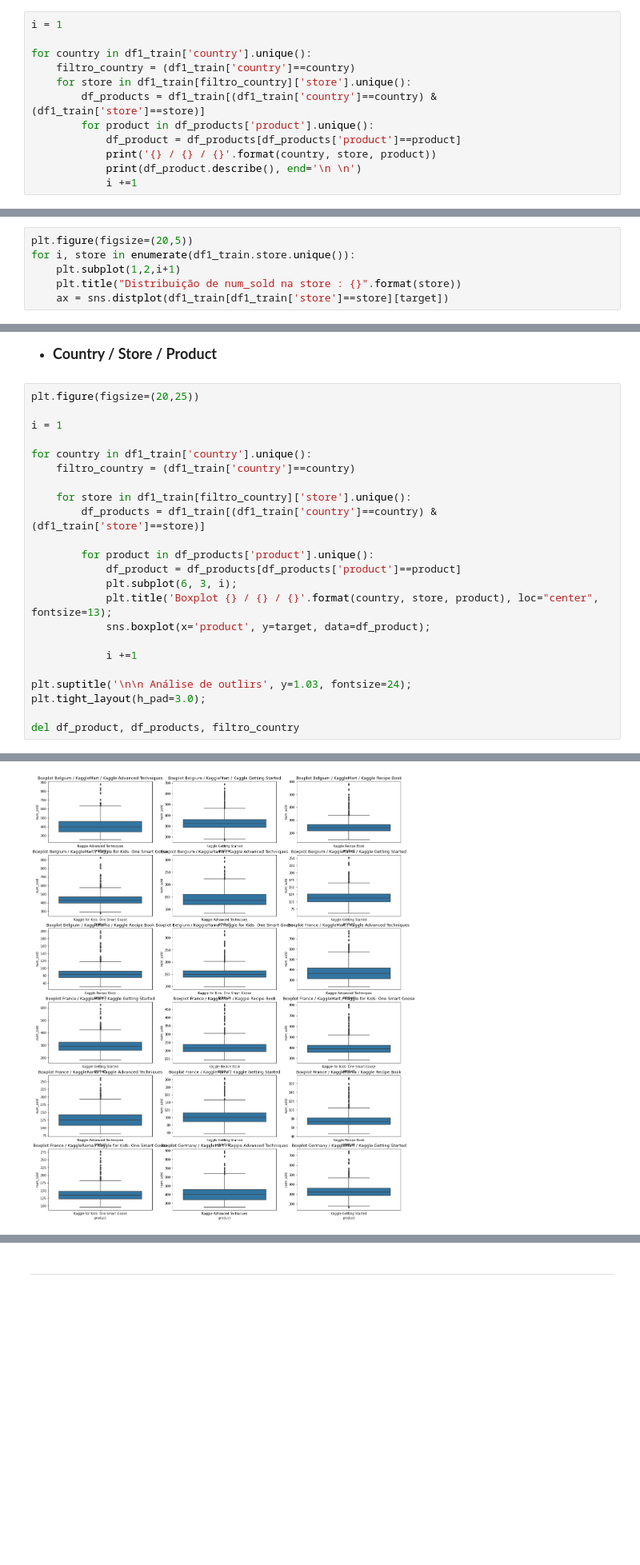
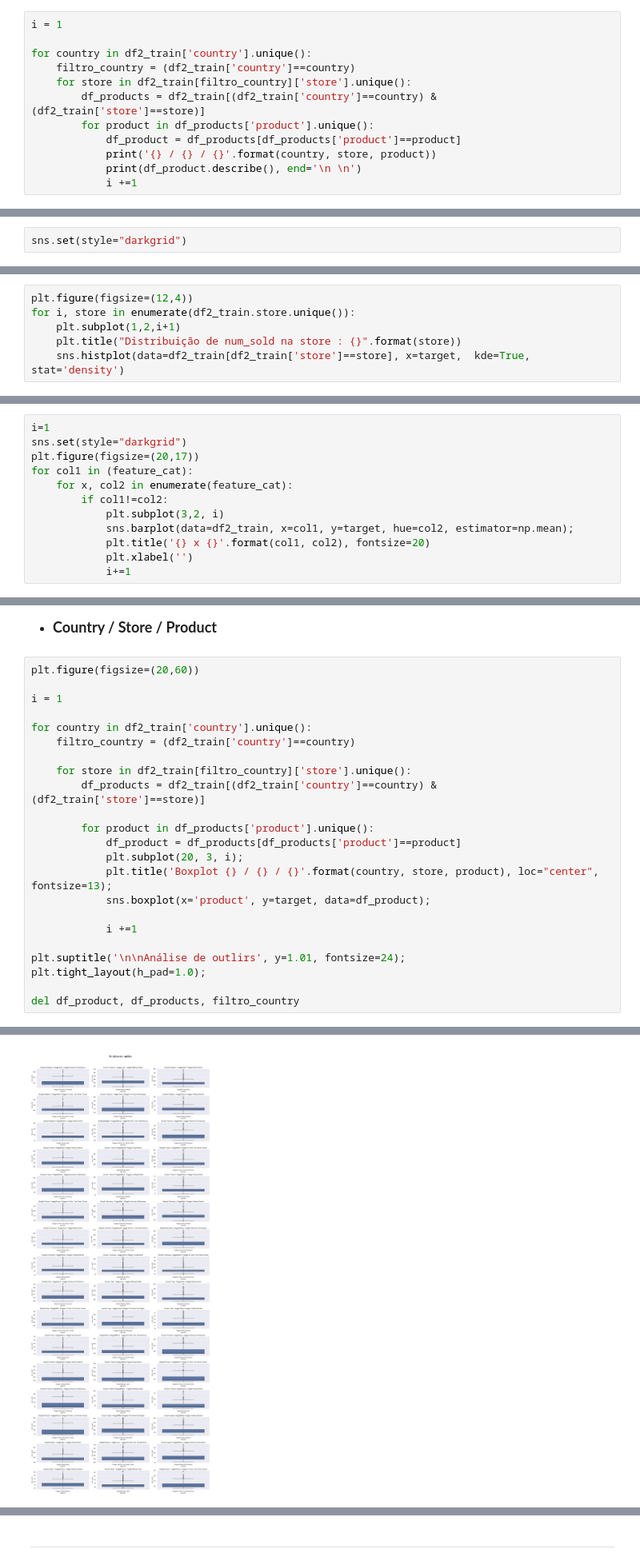
Before and after one commit to rogeriodelfim/Competicoes, a Jupyter notebook: Kaggle/Tabular Playground Series/2022/09 - Setembro/01 - EDA.ipynb, the cells around one changed output, grey strips where cells are left out. Shown at 80% size. Saved outputs shown, nothing was run; the diff lists cells and outputs as text; blank space fills up the shorter version.

Commit message:
Análise mais detalhada dos dados

```diff
--- a/Kaggle/Tabular Playground Series/2022/09 - Setembro/01 - EDA.ipynb
+++ b/Kaggle/Tabular Playground Series/2022/09 - Setembro/01 - EDA.ipynb
@@ -635,10 +1108,10 @@ Vamos fazer a estatística de cada cidade/loja/produto.
 # %%
 i = 1
 
-for country in df1_train['country'].unique():
-    filtro_country = (df1_train['country']==country)
-    for store in df1_train[filtro_country]['store'].unique():
-        df_products = df1_train[(df1_train['country']==country) & (df1_train['store']==store)]
+for country in df2_train['country'].unique():
+    filtro_country = (df2_train['country']==country)
+    for store in df2_train[filtro_country]['store'].unique():
+        df_products = df2_train[(df2_train['country']==country) & (df2_train['store']==store)]
         for product in df_products['product'].unique():
             df_product = df_products[df_products['product']==product]
             print('{} / {} / {}'.format(country, store, product))
@@ -730,0 +1171,2 @@ ax = sns.distplot(df1_train[target])
+# %%
+sns.set(style="darkgrid")
@@ -794,9 +1238,9 @@ Com 95% de confiança, os dados não são similares a uma distribuição normal
 # %% [markdown]
 - **<p style='font-size:18px'> Store</p>**
 # %%
-plt.figure(figsize=(20,5))
-for i, store in enumerate(df1_train.store.unique()):
+plt.figure(figsize=(12,4))
+for i, store in enumerate(df2_train.store.unique()):
     plt.subplot(1,2,i+1)
     plt.title("Distribuição de num_sold na store : {}".format(store))
-    ax = sns.distplot(df1_train[df1_train['store']==store][target])
+    sns.histplot(data=df2_train[df2_train['store']==store], x=target,  kde=True, stat='density')
 # %% [output]
@@ -888,0 +1318,12 @@ O histograma de cada produto tem uma forma ligeiramente diferente. Os histograma
+# %%
+i=1
+sns.set(style="darkgrid")
+plt.figure(figsize=(20,17))
+for col1 in (feature_cat):
+    for x, col2 in enumerate(feature_cat):
+        if col1!=col2:
+            plt.subplot(3,2, i)
+            sns.barplot(data=df2_train, x=col1, y=target, hue=col2, estimator=np.mean);
+            plt.title('{} x {}'.format(col1, col2), fontsize=20)
+            plt.xlabel('')
+            i+=1
@@ -906,26 +1355,26 @@ Notamos que ambas as lojas tem muitos outliers e que as medianas são diferentes
 # %% [markdown]
 - **<p style='font-size:18px'> Country / Store / Product</p>**
 # %%
-plt.figure(figsize=(20,25))
+plt.figure(figsize=(20,60))
 
 i = 1
 
-for country in df1_train['country'].unique():
-    filtro_country = (df1_train['country']==country)
+for country in df2_train['country'].unique():
+    filtro_country = (df2_train['country']==country)
 
-    for store in df1_train[filtro_country]['store'].unique():
-        df_products = df1_train[(df1_train['country']==country) & (df1_train['store']==store)]
+    for store in df2_train[filtro_country]['store'].unique():
+        df_products = df2_train[(df2_train['country']==country) & (df2_train['store']==store)]
 
         for product in df_products['product'].unique():
             df_product = df_products[df_products['product']==product]
-            plt.subplot(6, 3, i);
+            plt.subplot(20, 3, i);
             plt.title('Boxplot {} / {} / {}'.format(country, store, product), loc="center", fontsize=13);
             sns.boxplot(x='product', y=target, data=df_product);
 
             i +=1
 
-plt.suptitle('\n\n Análise de outlirs', y=1.03, fontsize=24);
-plt.tight_layout(h_pad=3.0);
+plt.suptitle('\n\nAnálise de outlirs', y=1.01, fontsize=24);
+plt.tight_layout(h_pad=1.0);
 
 del df_product, df_products, filtro_country
 # %% [output]
@@ -933,2 +1381,2 @@ ValueError: num must be 1 <= num <= 18, not 19
-[figure, old version]
+[figure, new version]
 # %% [markdown]
```
Also changed, not shown: parts of 120 cells of this notebook, 2 other files.
